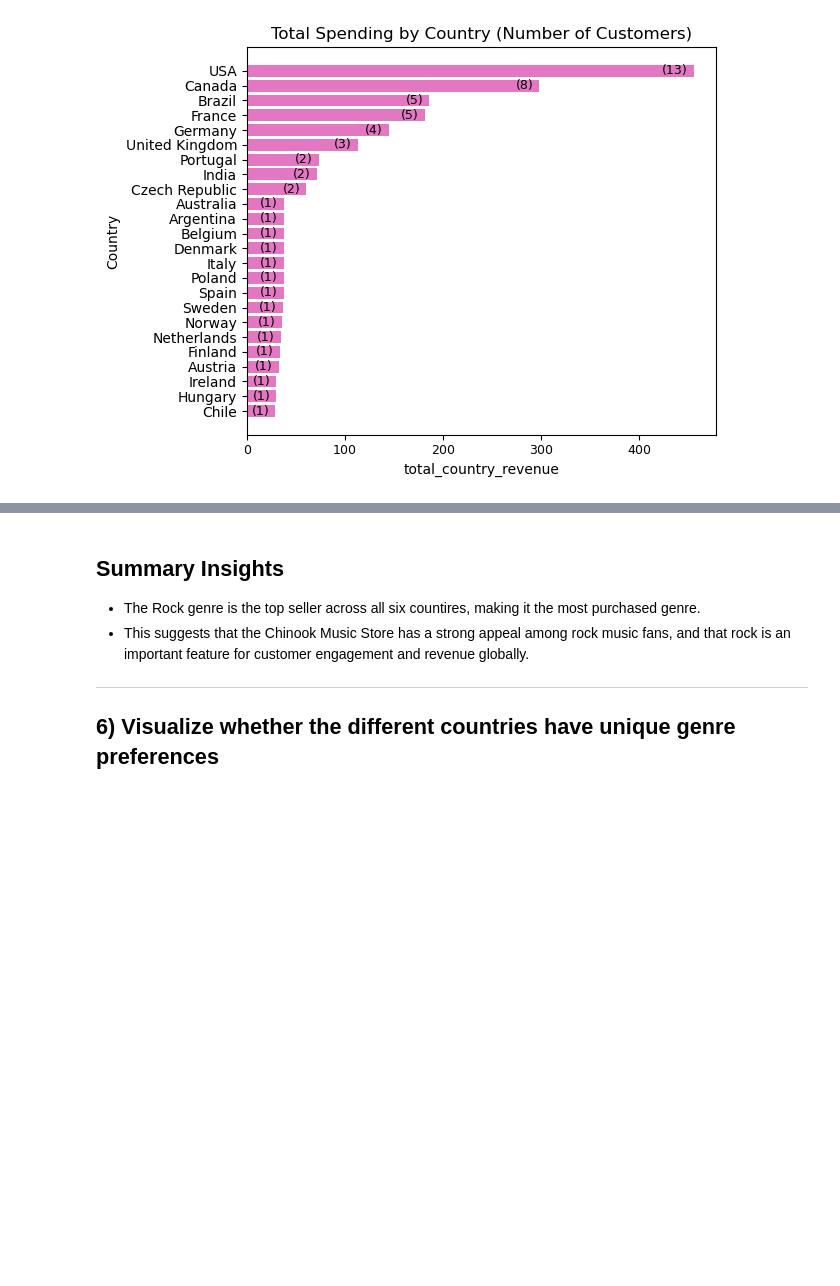
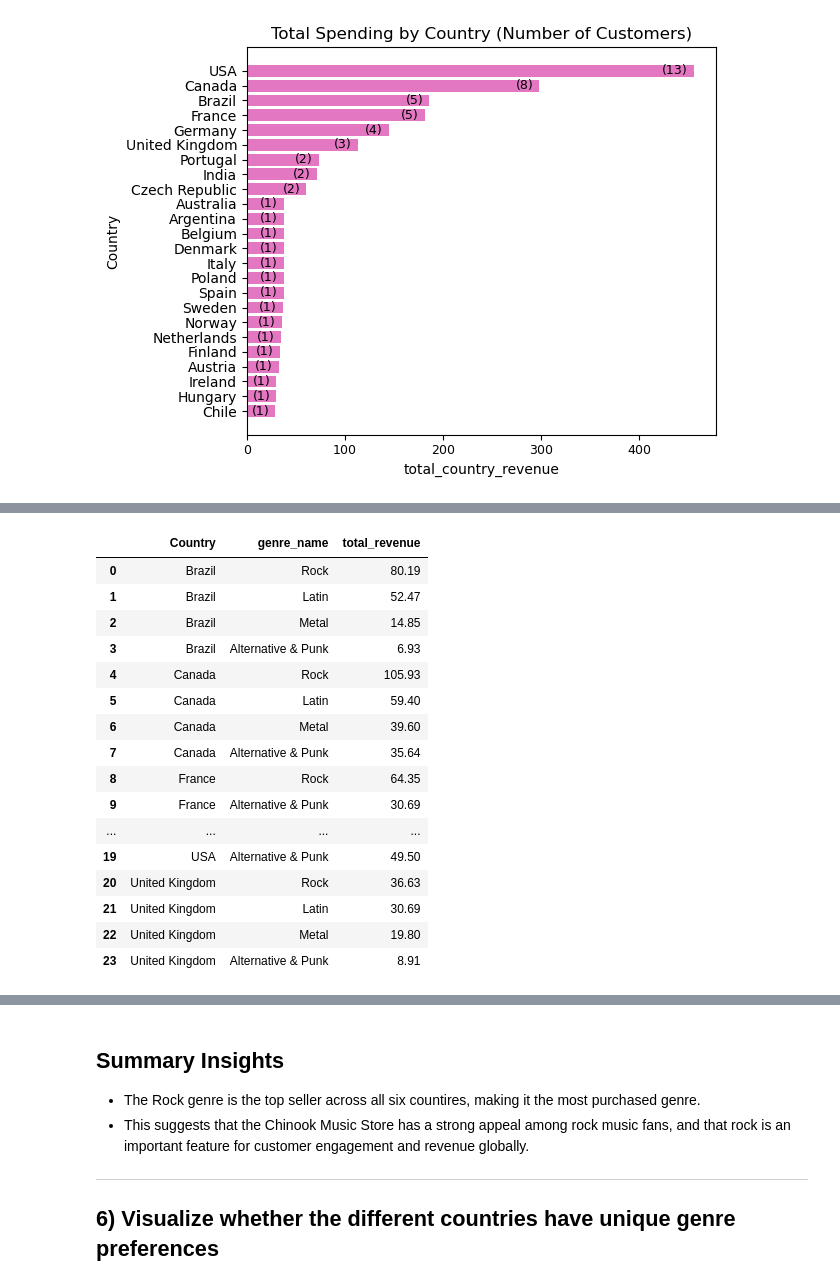
Before and after one commit to bpgodsil/sql-chinook-project, a Jupyter notebook: notebooks/ChinookSQLProject.ipynb, the cells around one changed output, grey strips where cells are left out. Drawn from its saved outputs; the diff is of its cells as text; code cells hidden in the pictures; blank space fills up the shorter version.

```diff
--- a/notebooks/ChinookSQLProject.ipynb
+++ b/notebooks/ChinookSQLProject.ipynb
@@ -481,3 +317,79 @@ country_by_genre
+# %%
+# calculating total_revenue each genre in each country using GROUP BY and SUM in a CTE
+# limited to 4×6 to keep visualization interpretablethe
+
+query = """
+
+WITH country_genre_revenue AS(
+-- 1) revenue per country x genre
+    SELECT
+         c.Country,
+         ge.genre_name,
+         SUM(il.UnitPrice * il.Quantity) AS total_revenue
+    FROM customer AS c
+    JOIN invoice AS i
+      ON c.CustomerID = i.CustomerID
+    JOIN invoiceline_music AS il
+      ON i.InvoiceID = il.InvoiceID
+    JOIN track_music AS tr
+      ON il.TrackID = tr.TrackID
+    JOIN genre_music AS ge
+      ON tr.GenreID = ge.GenreID
+    GROUP BY c.Country, ge.genre_name
+),
+country_revenue AS(
+-- 2) total revenue per country (to pick top 6)
+    SELECT
+         Country,
+         SUM(total_revenue) AS country_revenue
+    FROM country_genre_revenue
+    GROUP BY Country
+    ORDER BY country_revenue DESC, Country
+    LIMIT 6
+),
+top_genres AS(
+-- 3) selecting top 4 genres per country
+    SELECT
+         cgr.Country,
+         cgr.genre_name,
+         cgr.total_revenue,
+         ROW_NUMBER() OVER(
+            PARTITION BY cgr.Country
+            ORDER BY total_revenue DESC, cgr.genre_name
+          ) AS top_rows
+    FROM country_genre_revenue AS cgr
+    WHERE cgr.Country IN (SELECT Country FROM country_revenue)
+)
+SELECT
+     tg.Country,
+     tg.genre_name,
+     tg.total_revenue
+FROM top_genres AS tg
+WHERE tg.top_rows <= 4
+ORDER BY tg.Country, tg.total_revenue DESC ;
+
+"""
+
+country_by_genre = pd.read_sql_query(query, engine)
+country_by_genre
+# %% [output]
+|  | Country | genre_name | total_revenue |
+| 0 | Brazil | Rock | 80.19 |
+| 1 | Brazil | Latin | 52.47 |
+| 2 | Brazil | Metal | 14.85 |
+| 3 | Brazil | Alternative & Punk | 6.93 |
+| 4 | Canada | Rock | 105.93 |
+| 5 | Canada | Latin | 59.40 |
+| 6 | Canada | Metal | 39.60 |
+| 7 | Canada | Alternative & Punk | 35.64 |
+| 8 | France | Rock | 64.35 |
+| 9 | France | Alternative & Punk | 30.69 |
+| ... | ... | ... | ... |
+| 19 | USA | Alternative & Punk | 49.50 |
+| 20 | United Kingdom | Rock | 36.63 |
+| 21 | United Kingdom | Latin | 30.69 |
+| 22 | United Kingdom | Metal | 19.80 |
+| 23 | United Kingdom | Alternative & Punk | 8.91 |
 # %%
 # plot total revenue by genre for each country
 p = sns.catplot(
```
Also changed, not shown: parts of 20 cells of this notebook, 3 other files.
